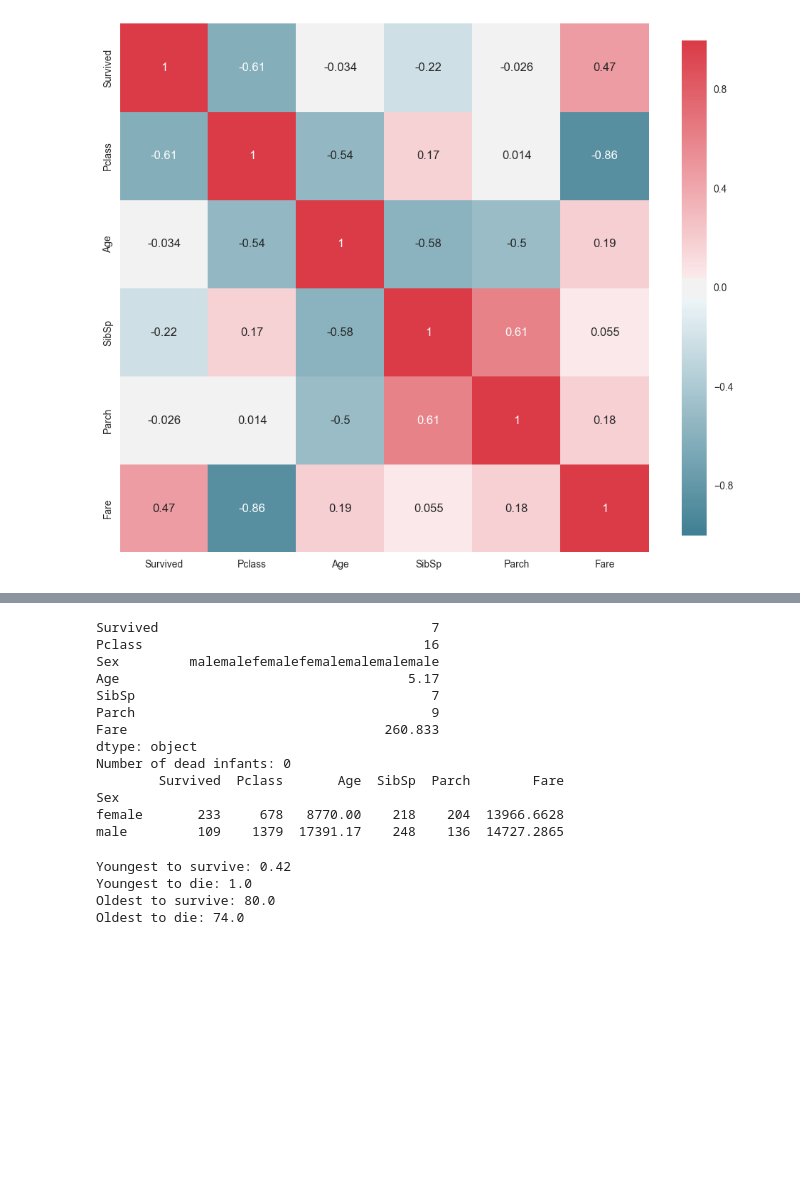
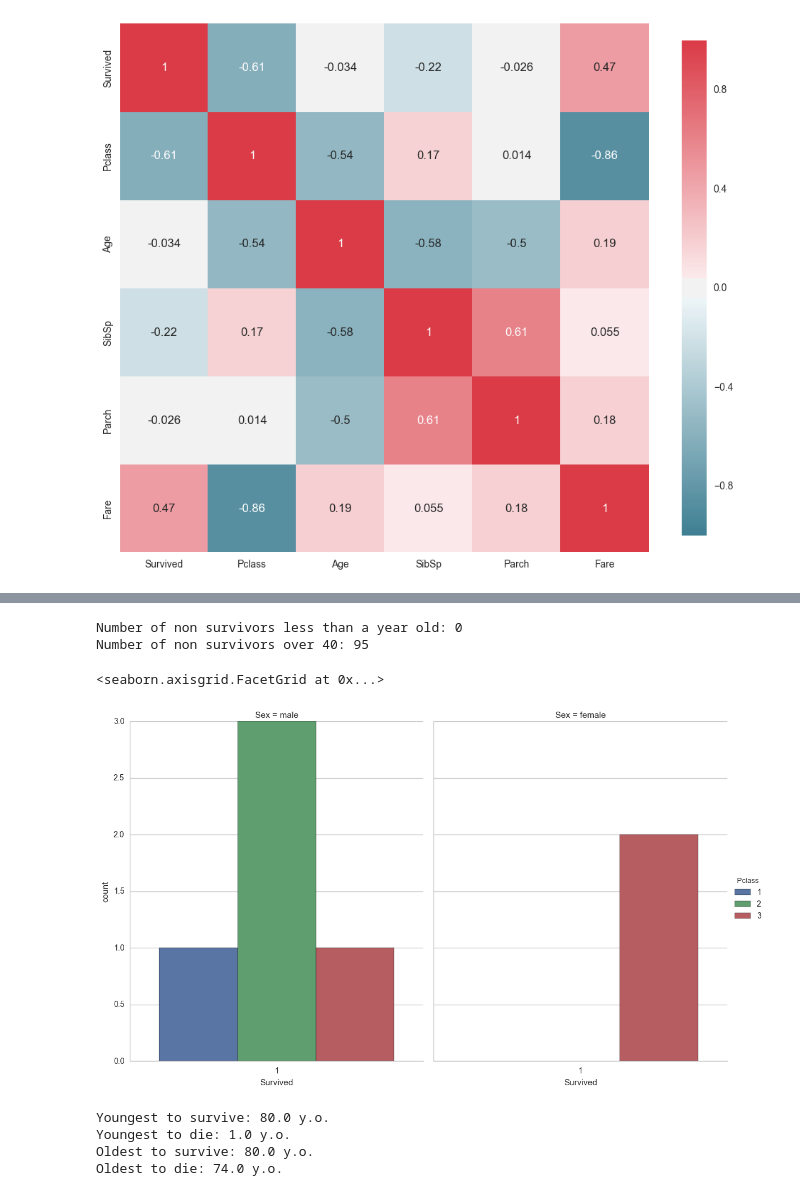
Before and after one commit to yepterence/Project5, a Jupyter notebook: Data_analysis_Titanic-checkpoint.ipynb, the cells around one changed output, grey strips where cells are left out. Saved outputs shown, nothing was run; the diff lists cells and outputs as text; code cells hidden in the pictures; blank space fills up the shorter version.

Commit message:
Some minor changes
- Fixed merge for family and modified titanic df
  = Continuing analysis
- Final touches to project required
  = Probability of survival

```diff
--- a/Data_analysis_Titanic-checkpoint.ipynb
+++ b/Data_analysis_Titanic-checkpoint.ipynb
@@ -162,49 +333,43 @@ plot_correlation_map(correlated_variables)
 # %%
-# individual with max children (Parch) survival?
+# Analysis based on Age:
 
-titanic_df.loc[titanic_df['Parch'].idxmax()]
-
-# How about infant survival?
-
-infants = titanic_without_nan[titanic_without_nan['Age'] < 1]
-print infants.sum()
+infants = titanic_df[titanic_df['Age'] < 1]
+# print infants.head()
 
 # death count of children age < 1?
 
-dead_infants = infants[infants['Survived'] == False]['Survived'].sum()
-print "Number of dead infants: {}".format(dead_infants)
+non_survivors_infants = infants[infants['Survived'] == False]['Survived'].count()
+print "Number of non survivors less than a year old: {}".format(non_survivors_infants)
 
 # Number of survivors whose age is >40?
-# Needs fixing -> add to later section?
 
-groupby_sex = titanic_without_nan.groupby('Sex')
-old = groupby_sex.sum()
-print old
+old = titanic_without_nan[titanic_without_nan['Age'] > 40]
+# print old.count()
+non_survivors_seniors = old[old['Survived'] == False]['Survived'].count()
+print "Number of non survivors over 40: {}".format(non_survivors_seniors)
 # %% [output]
-Survived                                   7
-Pclass                                    16
-Sex         malemalefemalefemalemalemalemale
-Age                                     5.17
-SibSp                                      7
-Parch                                      9
-Fare                                 260.833
-dtype: object
-Number of dead infants: 0
-        Survived  Pclass       Age  SibSp  Parch        Fare
-Sex
-female       233     678   8770.00    218    204  13966.6628
-male         109    1379  17391.17    248    136  14727.2865
+Number of non survivors less than a year old: 0
+Number of non survivors over 40: 95
+# %%
+# Class or gender bias?
+g = graph_count_plotter(infants,'Survived','Sex','Pclass')
+(g.set_titles('{col_name}')
+    .set_axis_titles
+)
+# %% [output]
+<seaborn.axisgrid.FacetGrid at 0x...>
+[figure, added]
 # %%
-# Taking a look at some survival rates for babies
-youngest_to_survive = titanic_without_nan[titanic_without_nan['Survived'] == True]['Age'].min()
-youngest_to_die = titanic_without_nan[titanic_without_nan['Survived'] == False]['Age'].min()
-oldest_to_survive = titanic_without_nan[titanic_without_nan['Survived'] == True]['Age'].max()
-oldest_to_die = titanic_without_nan[titanic_without_nan['Survived'] == False]['Age'].max()
+# Oldest and youngest to survive and those who did not
+max_age_survived = titanic_without_nan[titanic_without_nan['Survived'] == True]['Age'].min()
+min_age_dead = titanic_without_nan[titanic_without_nan['Survived'] == False]['Age'].min()
+max_age_survived = titanic_without_nan[titanic_without_nan['Survived'] == True]['Age'].max()
+max_age_dead = titanic_without_nan[titanic_without_nan['Survived'] == False]['Age'].max()
 
-print 'Youngest to survive: {} \nYoungest to die: {} \nOldest to survive: {} \nOldest to die: {}'.format(
-youngest_to_survive, youngest_to_die, oldest_to_survive, oldest_to_die)
+print 'Youngest to survive: {} y.o. \nYoungest to die: {} y.o. \nOldest to survive: {} y.o. \nOldest to die: {} y.o.'.format(
+max_age_survived, min_age_dead, max_age_survived, max_age_dead)
 # %% [output]
-Youngest to survive: 0.42
-Youngest to die: 1.0
-Oldest to survive: 80.0
-Oldest to die: 74.0
+Youngest to survive: 80.0 y.o.
+Youngest to die: 1.0 y.o.
+Oldest to survive: 80.0 y.o.
+Oldest to die: 74.0 y.o.
```
Also changed, not shown: parts of 42 cells of this notebook.
